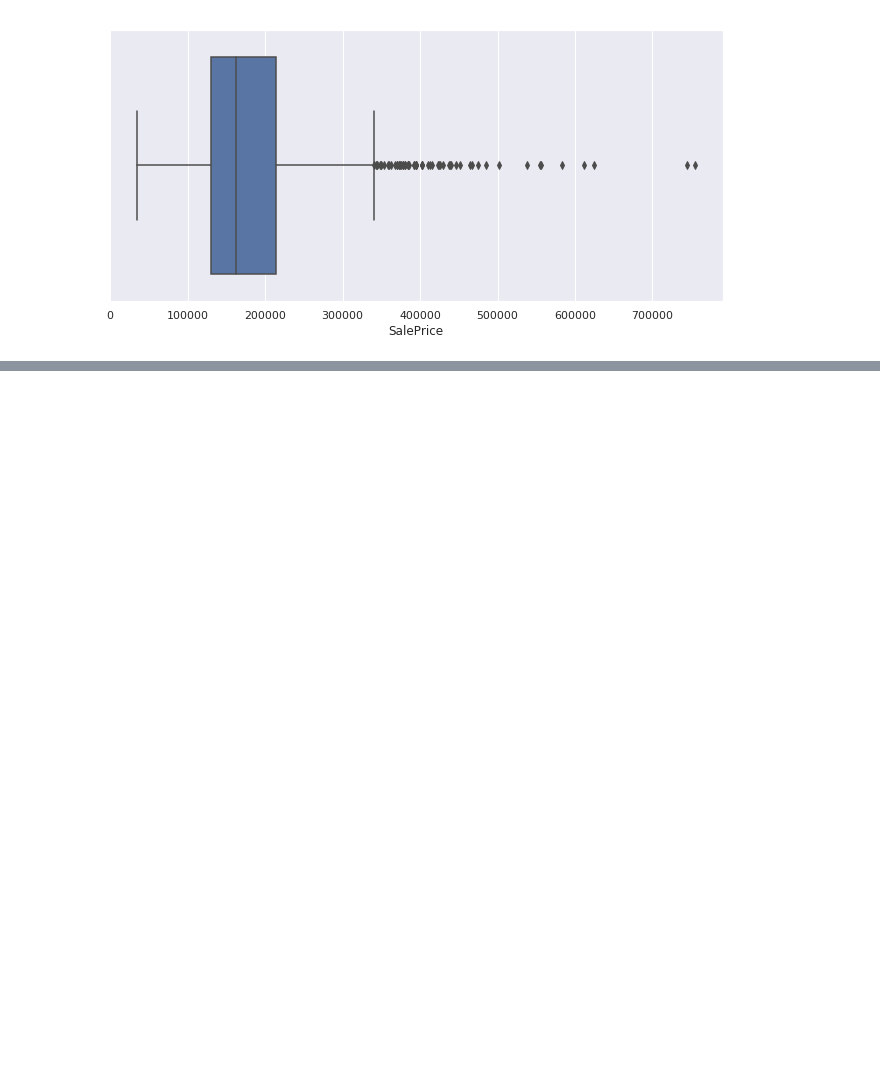
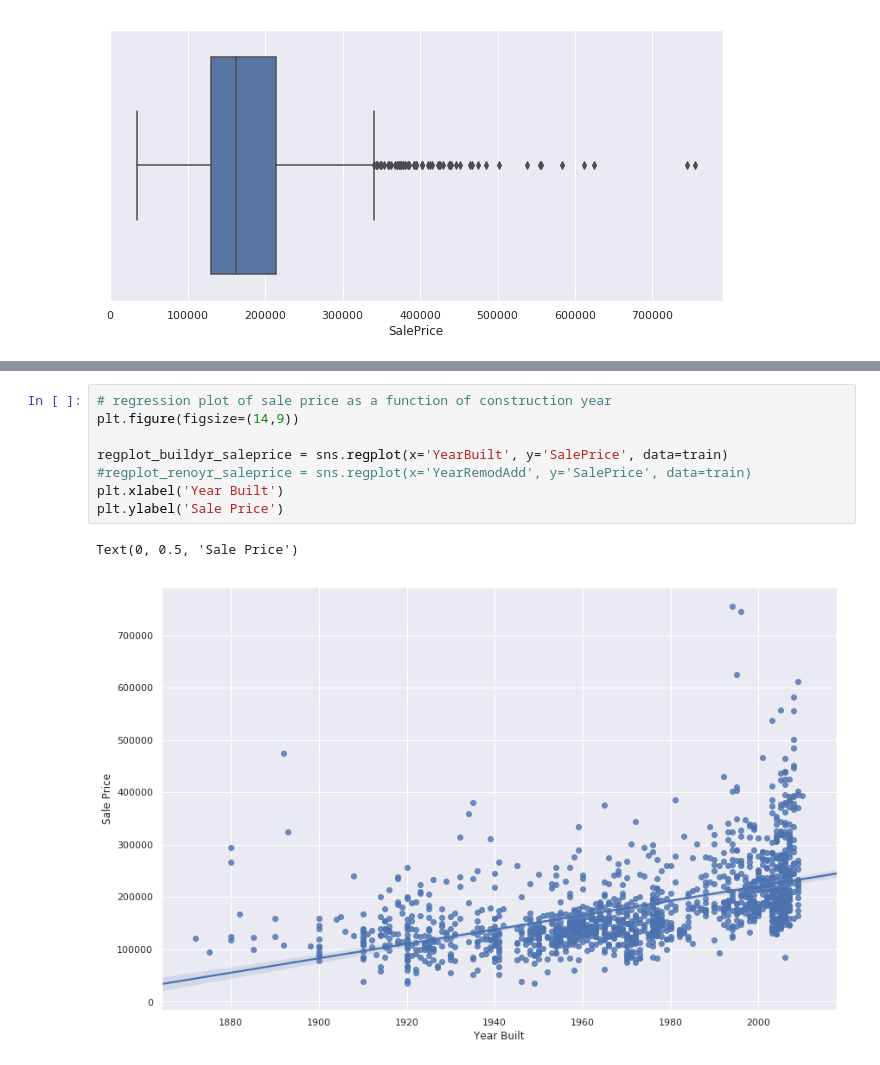
Before and after one commit to alexgentile/Tech-Fundamentals-Final-Project, a Jupyter notebook: Preliminary_analysis.ipynb, the cells around one changed output, grey strips where cells are left out. Drawn from its saved outputs; the diff is of its cells as text; blank space fills up the shorter version.

```diff
--- a/Preliminary_analysis.ipynb
+++ b/Preliminary_analysis.ipynb
@@ -76,0 +139,11 @@ box_plot_saleprice = sns.boxplot(x=train['SalePrice'])
+# %%
+# regression plot of sale price as a function of construction year
+plt.figure(figsize=(14,9))
+
+regplot_buildyr_saleprice = sns.regplot(x='YearBuilt', y='SalePrice', data=train)
+#regplot_renoyr_saleprice = sns.regplot(x='YearRemodAdd', y='SalePrice', data=train)
+plt.xlabel('Year Built')
+plt.ylabel('Sale Price')
+# %% [output]
+Text(0, 0.5, 'Sale Price')
+[figure, added]
```
Also changed, not shown: parts of 13 cells of this notebook, 4 other files.
